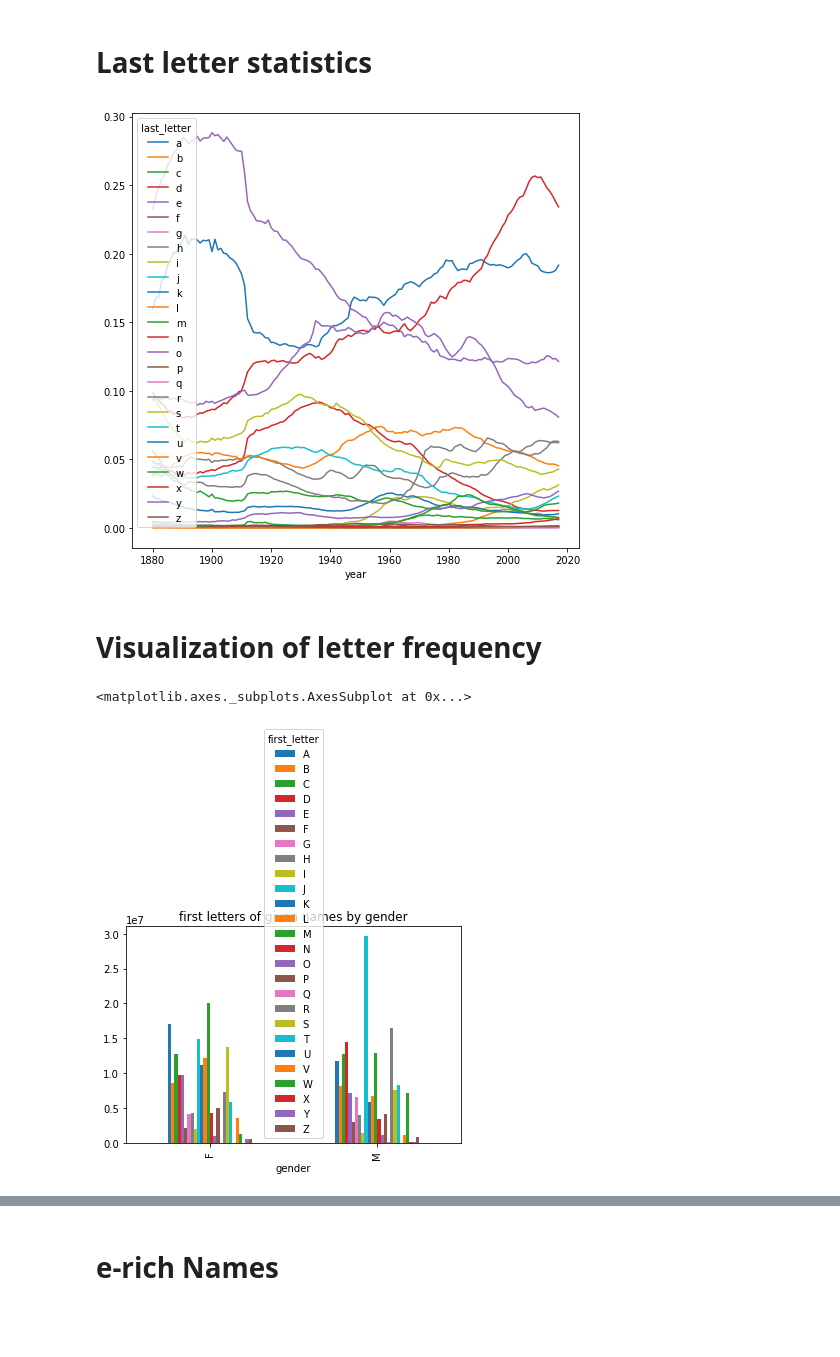
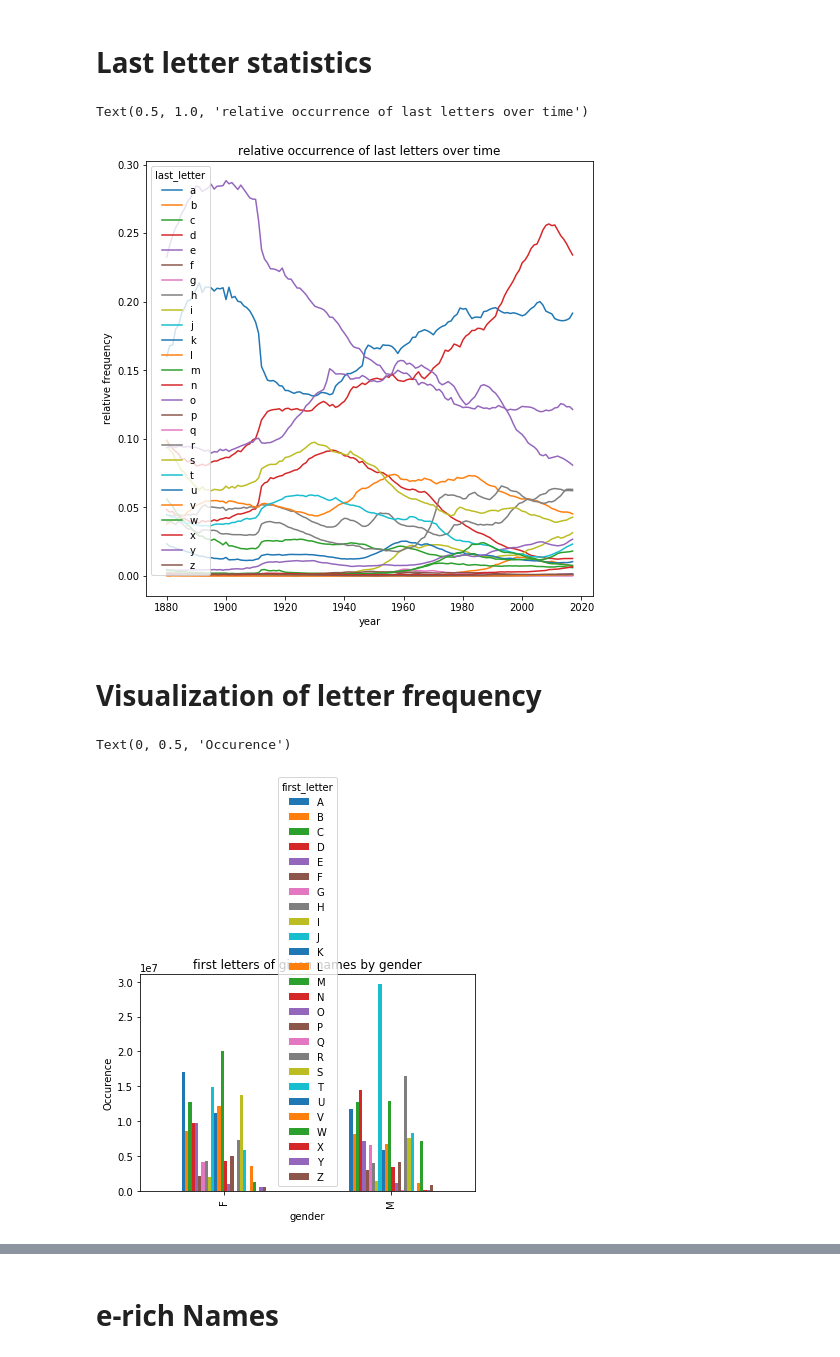
Before and after one commit to maniaclogic/Analysis-given-names, a Jupyter notebook: Babynames.ipynb, the cells around one changed output, grey strips where cells are left out. Saved outputs shown, nothing was run; the diff lists cells and outputs as text; code cells hidden in the pictures; blank space fills up the shorter version.

```diff
--- a/Babynames.ipynb
+++ b/Babynames.ipynb
@@ -295,15 +339,19 @@ def get_last(x):
 
 df['last_letter'] = df['names'].apply(lambda x: get_last(x))
 # %%
-initial2 = df.groupby(['last_letter', 'year'])['relative_frequency'].sum().unstack(0).plot.line(figsize=(8,8))
+df.groupby(['last_letter', 'year'])['relative_frequency'].sum().unstack(0).plot.line(figsize=(8,8))
+plt.ylabel("relative frequency")
+plt.title("relative occurrence of last letters over time")
 # %% [output]
+Text(0.5, 1.0, 'relative occurrence of last letters over time')
-[figure, old version]
+[figure, new version]
 # %% [markdown]
 # Visualization of letter frequency
 # %%
 df8 = df.groupby(['gender', 'first_letter'])['occurence'].sum().unstack()
 df8.plot.bar(title="first letters of given names by gender")
+plt.ylabel("Occurence")
 # %% [output]
-<matplotlib.axes._subplots.AxesSubplot at 0x...>
+Text(0, 0.5, 'Occurence')
-[figure, old version]
+[figure, new version]
 # %% [markdown]
```
Also changed, not shown: parts of 21 cells of this notebook.
